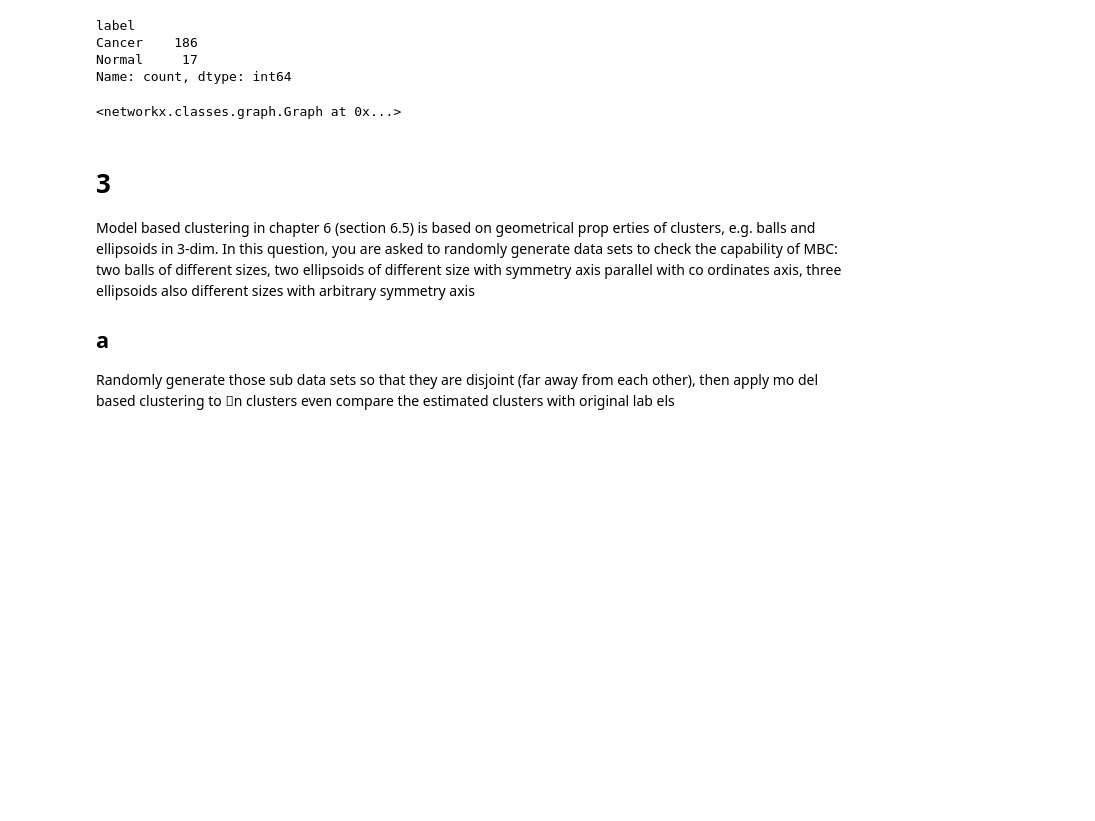
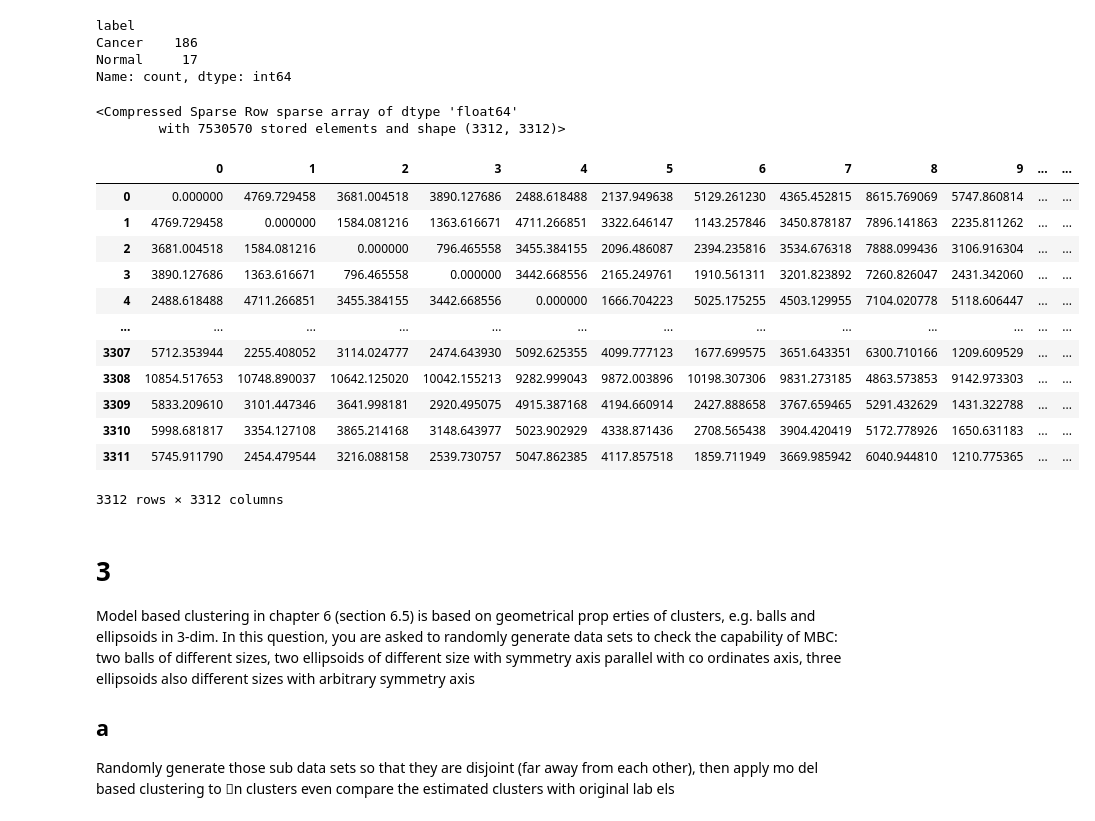
Before and after one commit to notPlancha/eda-exam, a Jupyter notebook: src/main.ipynb, the cells around one changed output. Saved outputs shown, nothing was run; the diff lists cells and outputs as text; code cells hidden in the pictures; blank space fills up the shorter version.

```diff
--- a/src/main.ipynb
+++ b/src/main.ipynb
@@ -280,27 +279,47 @@ Cancer    186
 Normal     17
 Name: count, dtype: int64
 # %%
-from itertools import permutations, count
+from itertools import permutations
 from joblib import Memory
 from math import perm
 from tqdm.notebook import tqdm
+from scipy.sparse import csr_array
+from scipy.sparse.csgraph import minimum_spanning_tree as mst
 
 memory = Memory(here("cache"), verbose=0)
 
 @memory.cache
 def make_graph(dataset):
-  G = nx.Graph()
-  for (i, (row1, row2)) in tqdm(list(zip(count(0), permutations(dataset.iterrows(), 2)))):
+  csgraph = np.zeros((dataset.shape[0], dataset.shape[0]))
+  for row1, row2 in tqdm(list(permutations(dataset.iterrows(), 2))):
     id1, obs1 = row1
     id2, obs2 = row2
     dist = np.linalg.norm(obs1 - obs2)
-    G.add_edge(id1, id2, weight=dist)
-  return G
+    csgraph[id1, id2] = dist
+    # csgraph[id2, id1] = dist # not needed since mst only takes undirected
+  return csr_array(csgraph)
 
 G = make_graph(lungA)
 G
 # %% [output]
-<networkx.classes.graph.Graph at 0x...>
+<Compressed Sparse Row sparse array of dtype 'float64'
+        with 7530570 stored elements and shape (3312, 3312)>
+# %%
+pd.DataFrame(G.toarray()) # I have no idea how it did its symetry but no complains
+# %% [output]
+|  | 0 | 1 | 2 | 3 | 4 | 5 | 6 | 7 | 8 | 9 | ... | ... |
+| 0 | 0.000000 | 4769.729458 | 3681.004518 | 3890.127686 | 2488.618488 | 2137.949638 | 5129.261230 | 4365.452815 | 8615.769069 | 5747.860814 | ... | ... |
+| 1 | 4769.729458 | 0.000000 | 1584.081216 | 1363.616671 | 4711.266851 | 3322.646147 | 1143.257846 | 3450.878187 | 7896.141863 | 2235.811262 | ... | ... |
+| 2 | 3681.004518 | 1584.081216 | 0.000000 | 796.465558 | 3455.384155 | 2096.486087 | 2394.235816 | 3534.676318 | 7888.099436 | 3106.916304 | ... | ... |
+| 3 | 3890.127686 | 1363.616671 | 796.465558 | 0.000000 | 3442.668556 | 2165.249761 | 1910.561311 | 3201.823892 | 7260.826047 | 2431.342060 | ... | ... |
+| 4 | 2488.618488 | 4711.266851 | 3455.384155 | 3442.668556 | 0.000000 | 1666.704223 | 5025.175255 | 4503.129955 | 7104.020778 | 5118.606447 | ... | ... |
+| ... | ... | ... | ... | ... | ... | ... | ... | ... | ... | ... | ... | ... |
+| 3307 | 5712.353944 | 2255.408052 | 3114.024777 | 2474.643930 | 5092.625355 | 4099.777123 | 1677.699575 | 3651.643351 | 6300.710166 | 1209.609529 | ... | ... |
+| 3308 | 10854.517653 | 10748.890037 | 10642.125020 | 10042.155213 | 9282.999043 | 9872.003896 | 10198.307306 | 9831.273185 | 4863.573853 | 9142.973303 | ... | ... |
+| 3309 | 5833.209610 | 3101.447346 | 3641.998181 | 2920.495075 | 4915.387168 | 4194.660914 | 2427.888658 | 3767.659465 | 5291.432629 | 1431.322788 | ... | ... |
+| 3310 | 5998.681817 | 3354.127108 | 3865.214168 | 3148.643977 | 5023.902929 | 4338.871436 | 2708.565438 | 3904.420419 | 5172.778926 | 1650.631183 | ... | ... |
+| 3311 | 5745.911790 | 2454.479544 | 3216.088158 | 2539.730757 | 5047.862385 | 4117.857518 | 1859.711949 | 3669.985942 | 6040.944810 | 1210.775365 | ... | ... |
+3312 rows × 3312 columns
 # %% [markdown]
 # 3
 Model based clustering in chapter 6 (section 6.5) is based on geometrical prop erties of
```
Also changed, not shown: parts of 1 cell of this notebook, 4 other files.
